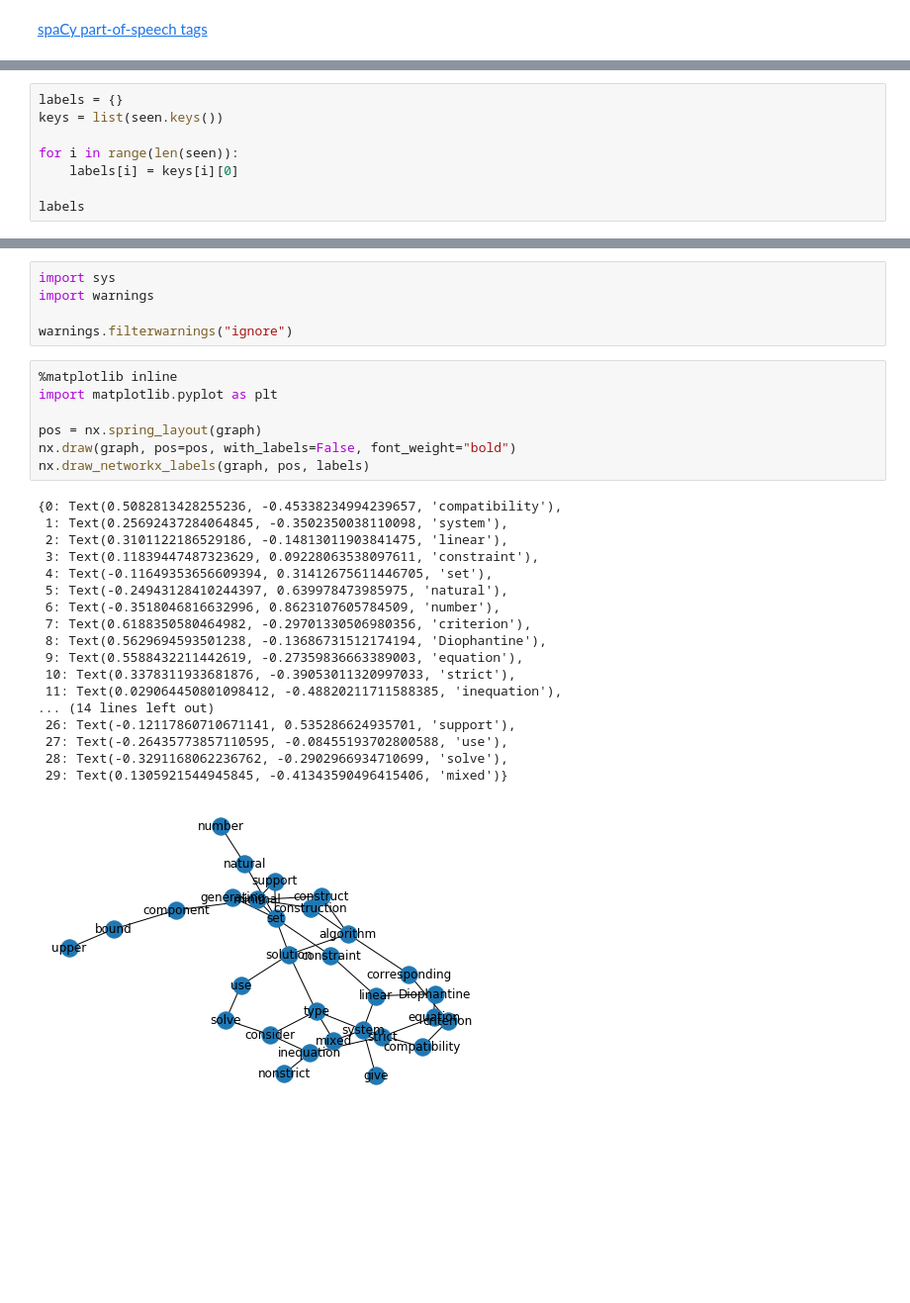
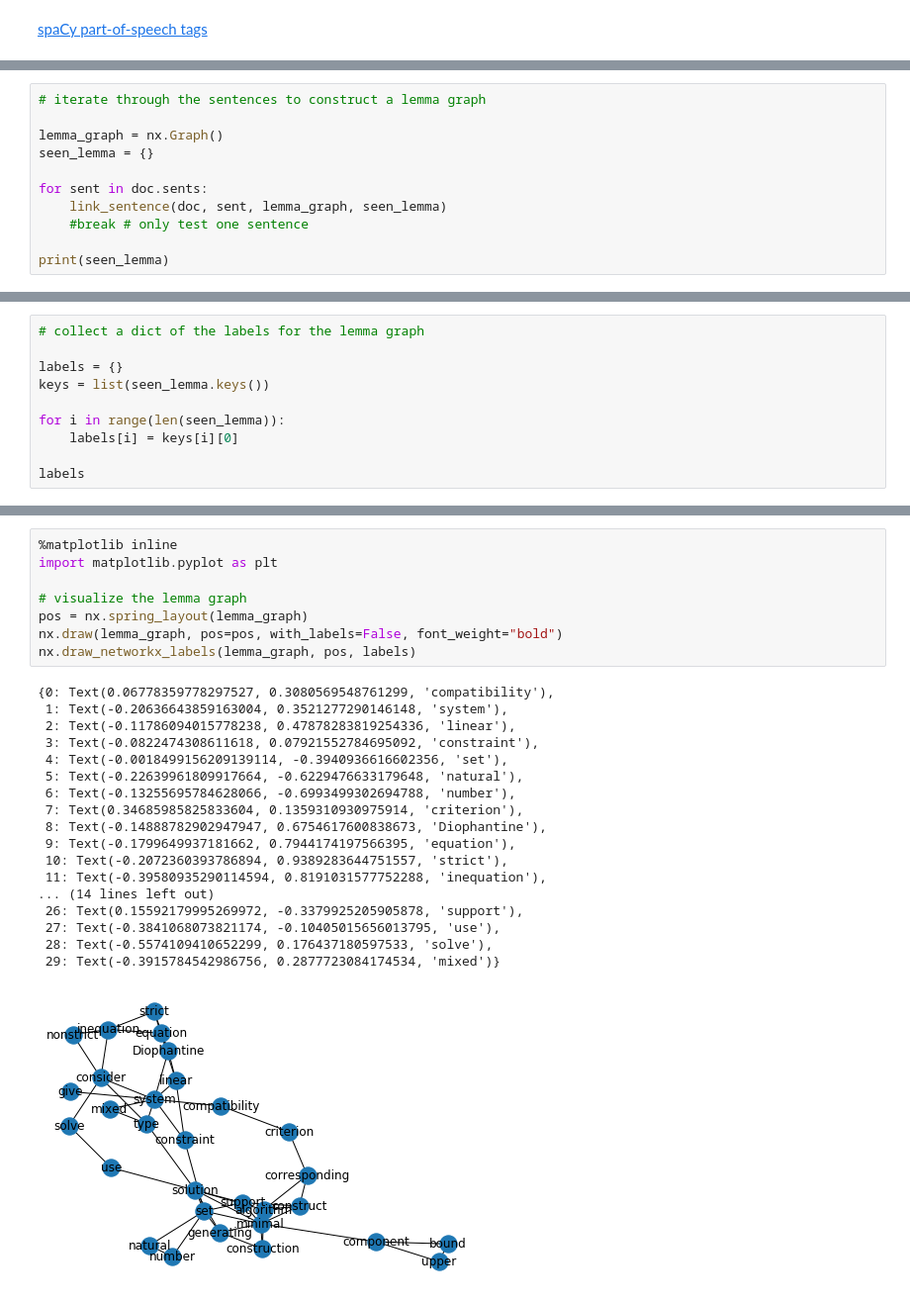
Before and after one commit to DerwenAI/spaCy_tuTorial, a Jupyter notebook: Text_Rank.ipynb, the cells around one changed output, grey strips where cells are left out. Shown: that part at 99% size. Cells and saved outputs as stored; diff of their text form; blank space fills up the shorter version.

```diff
--- a/Text_Rank.ipynb
+++ b/Text_Rank.ipynb
@@ -115,0 +99,11 @@ print(seen)
+# %%
+# iterate through the sentences to construct a lemma graph
+
+lemma_graph = nx.Graph()
+seen_lemma = {}
+
+for sent in doc.sents:
+    link_sentence(doc, sent, lemma_graph, seen_lemma)
+    #break # only test one sentence
+
+print(seen_lemma)
@@ -116,8 +128,10 @@ print(seen)
 # %%
+# collect a dict of the labels for the lemma graph
+
 labels = {}
-keys = list(seen.keys())
+keys = list(seen_lemma.keys())
 
-for i in range(len(seen)):
+for i in range(len(seen_lemma)):
     labels[i] = keys[i][0]
 
 labels
@@ -139,34 +153,30 @@ labels
  27: 'use',
  28: 'solve',
  29: 'mixed'}
-# %%
-import sys
-import warnings
-
-warnings.filterwarnings("ignore")
 # %%
 %matplotlib inline
 import matplotlib.pyplot as plt
 
-pos = nx.spring_layout(graph)
-nx.draw(graph, pos=pos, with_labels=False, font_weight="bold")
-nx.draw_networkx_labels(graph, pos, labels)
+# visualize the lemma graph
+pos = nx.spring_layout(lemma_graph)
+nx.draw(lemma_graph, pos=pos, with_labels=False, font_weight="bold")
+nx.draw_networkx_labels(lemma_graph, pos, labels)
 # %% [output]
-{0: Text(0.5082813428255236, -0.45338234994239657, 'compatibility'),
- 1: Text(0.25692437284064845, -0.3502350038110098, 'system'),
- 2: Text(0.3101122186529186, -0.14813011903841475, 'linear'),
- 3: Text(0.11839447487323629, 0.09228063538097611, 'constraint'),
- 4: Text(-0.11649353656609394, 0.31412675611446705, 'set'),
- 5: Text(-0.24943128410244397, 0.639978473985975, 'natural'),
- 6: Text(-0.3518046816632996, 0.8623107605784509, 'number'),
- 7: Text(0.6188350580464982, -0.29701330506980356, 'criterion'),
- 8: Text(0.5629694593501238, -0.13686731512174194, 'Diophantine'),
- 9: Text(0.5588432211442619, -0.27359836663389003, 'equation'),
- 10: Text(0.3378311933681876, -0.39053011320997033, 'strict'),
- 11: Text(0.029064450801098412, -0.48820211711588385, 'inequation'),
+{0: Text(0.06778359778297527, 0.3080569548761299, 'compatibility'),
+ 1: Text(-0.20636643859163004, 0.3521277290146148, 'system'),
+ 2: Text(-0.11786094015778238, 0.47878283819254336, 'linear'),
+ 3: Text(-0.0822474308611618, 0.07921552784695092, 'constraint'),
+ 4: Text(-0.0018499156209139114, -0.3940936616602356, 'set'),
+ 5: Text(-0.22639961809917664, -0.6229476633179648, 'natural'),
+ 6: Text(-0.13255695784628066, -0.6993499302694788, 'number'),
+ 7: Text(0.34685985825833604, 0.1359310930975914, 'criterion'),
+ 8: Text(-0.14888782902947947, 0.6754617600838673, 'Diophantine'),
+ 9: Text(-0.1799649937181662, 0.7944174197566395, 'equation'),
+ 10: Text(-0.2072360393786894, 0.9389283644751557, 'strict'),
+ 11: Text(-0.39580935290114594, 0.8191031577752288, 'inequation'),
 ... (14 lines left out)
- 26: Text(-0.12117860710671141, 0.535286624935701, 'support'),
- 27: Text(-0.26435773857110595, -0.08455193702800588, 'use'),
- 28: Text(-0.3291168062236762, -0.2902966934710699, 'solve'),
- 29: Text(0.1305921544945845, -0.41343590496415406, 'mixed')}
+ 26: Text(0.15592179995269972, -0.3379925205905878, 'support'),
+ 27: Text(-0.3841068073821174, -0.10405015656013795, 'use'),
+ 28: Text(-0.5574109410652299, 0.176437180597533, 'solve'),
+ 29: Text(-0.3915784542986756, 0.2877723084174534, 'mixed')}
-[figure, old version]
+[figure, new version]
```
Also changed, not shown: parts of 20 cells of this notebook.
